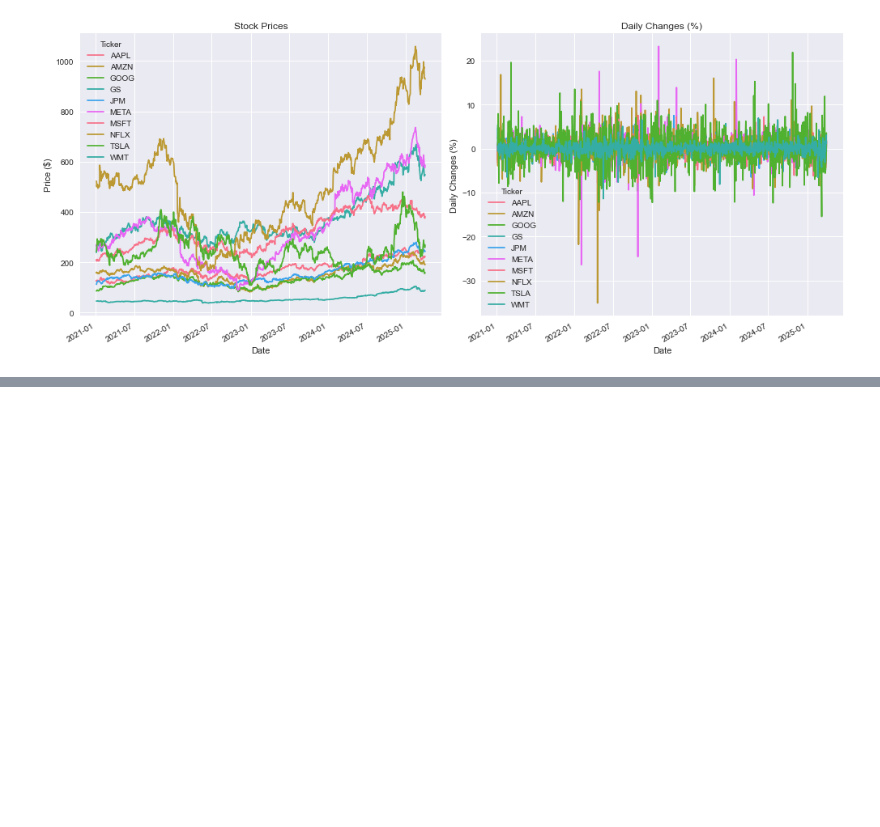
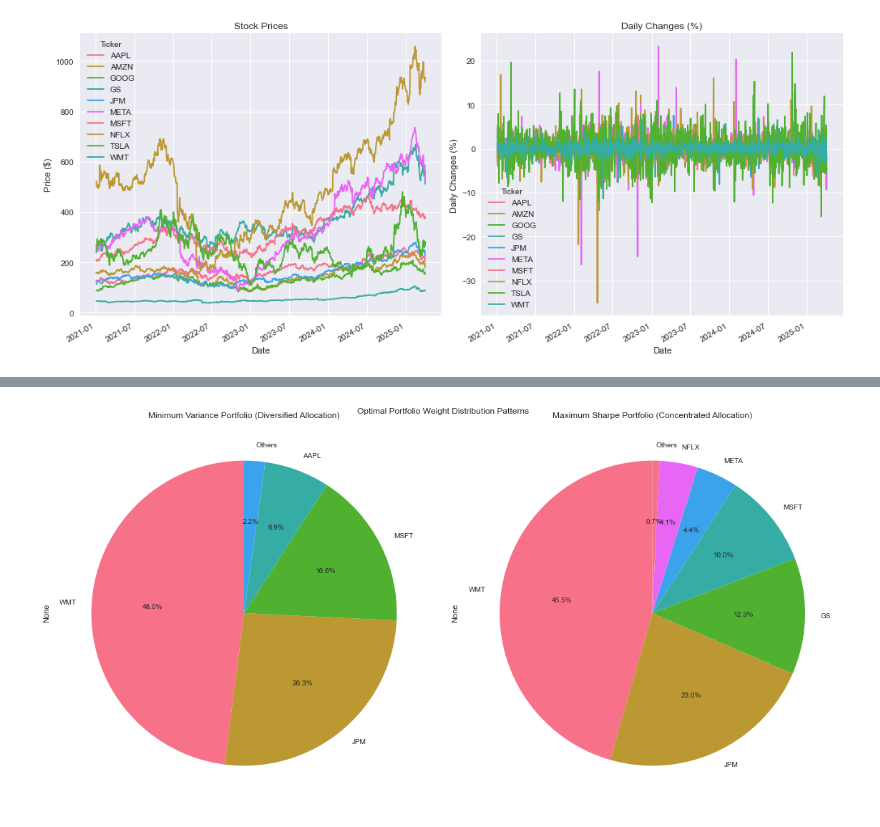
Before and after one commit to Cheer3142/CVXPY_Stocks, a Jupyter notebook: Project Stock.ipynb, the cells around one changed output, grey strips where cells are left out. Cells and saved outputs as stored; diff of their text form; code cells hidden in the pictures; blank space fills up the shorter version.

```diff
--- a/Project Stock.ipynb
+++ b/Project Stock.ipynb
@@ -252,0 +255,30 @@ Calculating efficient frontier...
+# %%
+# Prepare treemap data
+def prepare_treemap_data(weights, threshold=0.03):
+    w = weights.copy()
+    w[w < threshold] = 0  # Group small weights
+    w = w[w > 0]
+    others = 1 - w.sum()
+    if others > 0:
+        w['Others'] = others
+    return w.sort_values(ascending=False)
+
+min_vol_treemap = prepare_treemap_data(frontier_df.loc[min_vol_idx, 'weights'])
+max_sharpe_treemap = prepare_treemap_data(frontier_df.loc[max_sharpe_idx, 'weights'])
+
+# Plot treemaps
+fig, (ax1, ax2) = plt.subplots(1, 2, figsize=(16,8))
+
+min_vol_treemap.plot(kind='pie', autopct='%1.1f%%',
+                    ax=ax1, startangle=90)
+ax1.set_title('Minimum Variance Portfolio (Diversified Allocation)')
+
+max_sharpe_treemap.plot(kind='pie', autopct='%1.1f%%',
+                       ax=ax2, startangle=90)
+ax2.set_title('Maximum Sharpe Portfolio (Concentrated Allocation)')
+
+plt.suptitle('Optimal Portfolio Weight Distribution Patterns')
+plt.tight_layout()
+plt.show()
+# %% [output]
+[figure, added]
```
Also changed, not shown: parts of 5 cells of this notebook, 1 other file.
